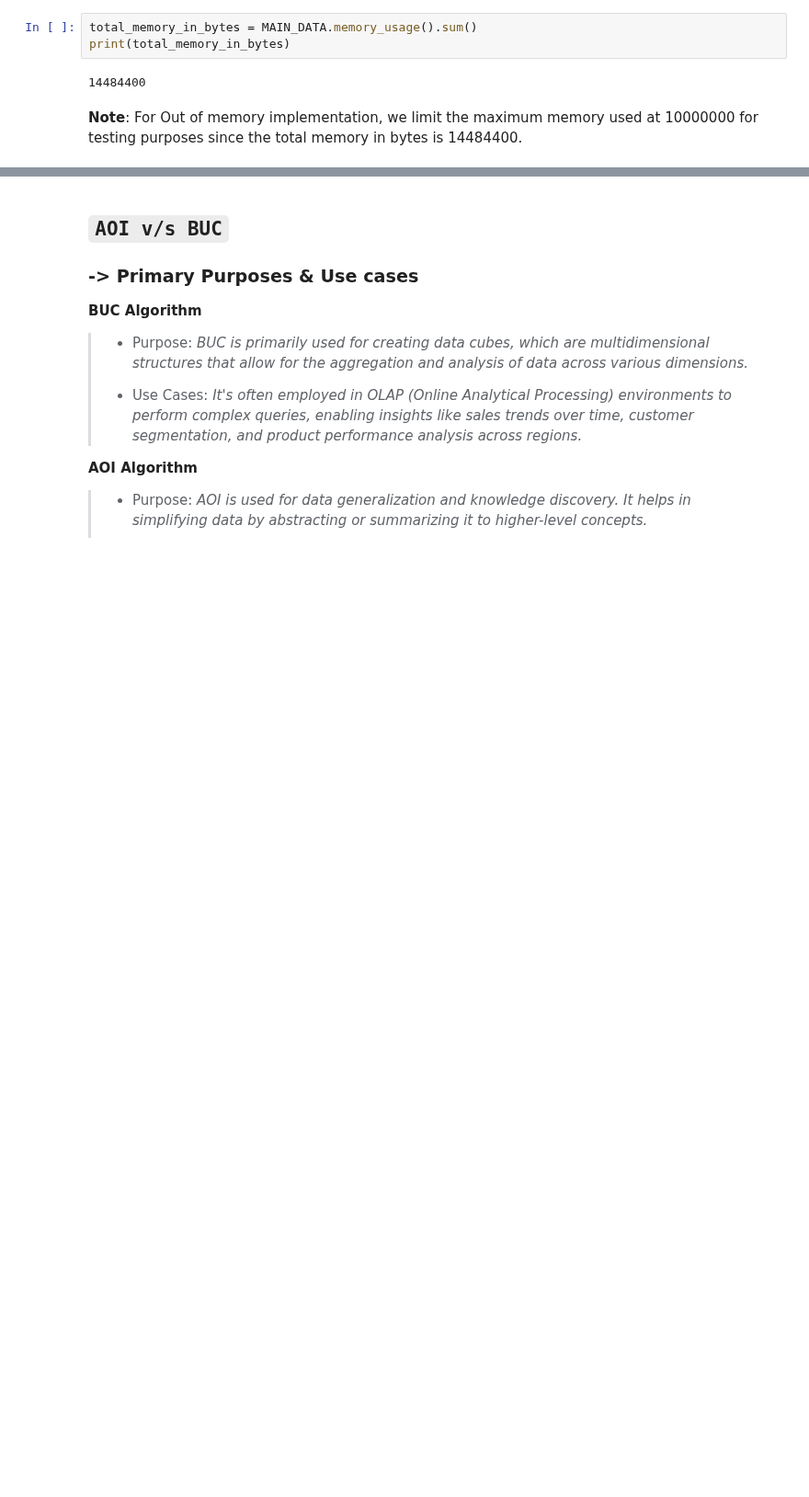
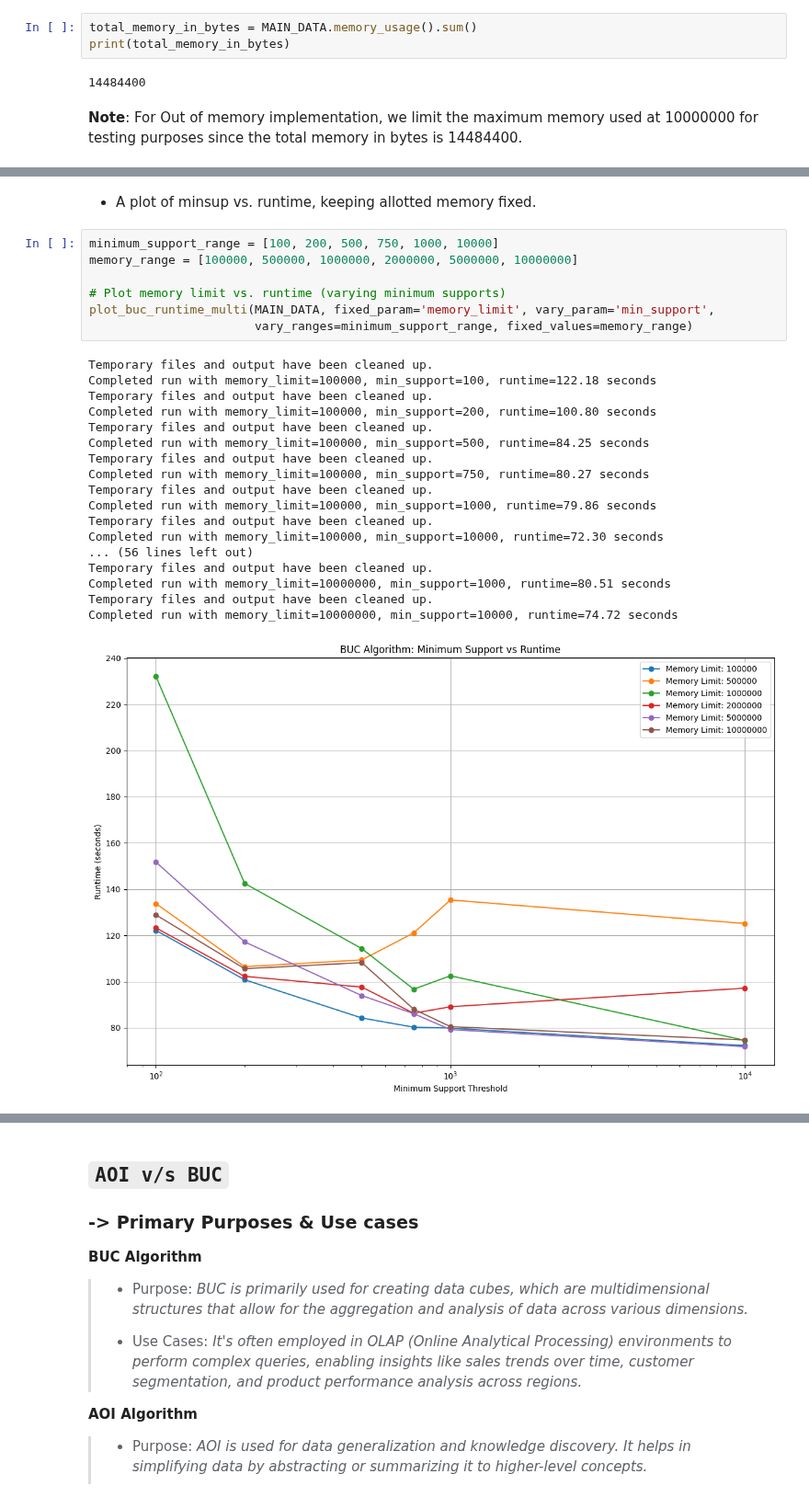
Before and after one commit to Daxvshah11/DA_Assignments, a Jupyter notebook: Ass2/Assignment2_BUC_8.ipynb, the cells around one changed output, grey strips where cells are left out. Shown at 92% size. Cells and saved outputs as stored; diff of their text form; blank space fills up the shorter version.

```diff
--- a/Ass2/Assignment2_BUC_8.ipynb
+++ b/Ass2/Assignment2_BUC_8.ipynb
@@ -411,0 +400,28 @@ Completed run with min_support=10000, memory_limit=10000000, runtime=4.62 second
+# %% [markdown]
+* A plot of minsup vs. runtime, keeping allotted memory fixed.
+# %%
+minimum_support_range = [100, 200, 500, 750, 1000, 10000]
+memory_range = [100000, 500000, 1000000, 2000000, 5000000, 10000000]
+
+# Plot memory limit vs. runtime (varying minimum supports)
+plot_buc_runtime_multi(MAIN_DATA, fixed_param='memory_limit', vary_param='min_support',
+                       vary_ranges=minimum_support_range, fixed_values=memory_range)
+# %% [output]
+Temporary files and output have been cleaned up.
+Completed run with memory_limit=100000, min_support=100, runtime=122.18 seconds
+Temporary files and output have been cleaned up.
+Completed run with memory_limit=100000, min_support=200, runtime=100.80 seconds
+Temporary files and output have been cleaned up.
+Completed run with memory_limit=100000, min_support=500, runtime=84.25 seconds
+Temporary files and output have been cleaned up.
+Completed run with memory_limit=100000, min_support=750, runtime=80.27 seconds
+Temporary files and output have been cleaned up.
+Completed run with memory_limit=100000, min_support=1000, runtime=79.86 seconds
+Temporary files and output have been cleaned up.
+Completed run with memory_limit=100000, min_support=10000, runtime=72.30 seconds
+... (56 lines left out)
+Temporary files and output have been cleaned up.
+Completed run with memory_limit=10000000, min_support=1000, runtime=80.51 seconds
+Temporary files and output have been cleaned up.
+Completed run with memory_limit=10000000, min_support=10000, runtime=74.72 seconds
+[figure, added]
```
Also changed, not shown: parts of 12 cells of this notebook, 3 other files.
